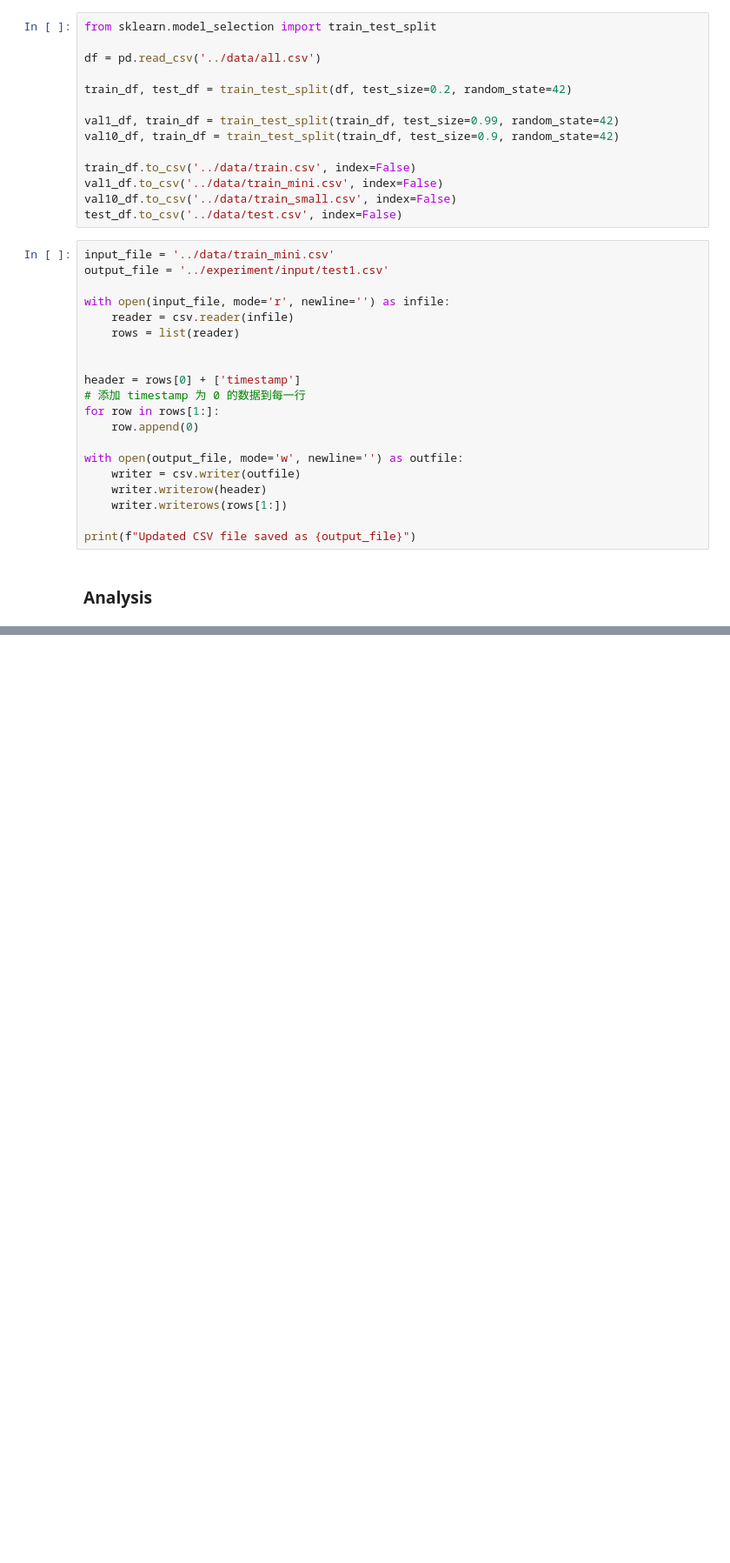
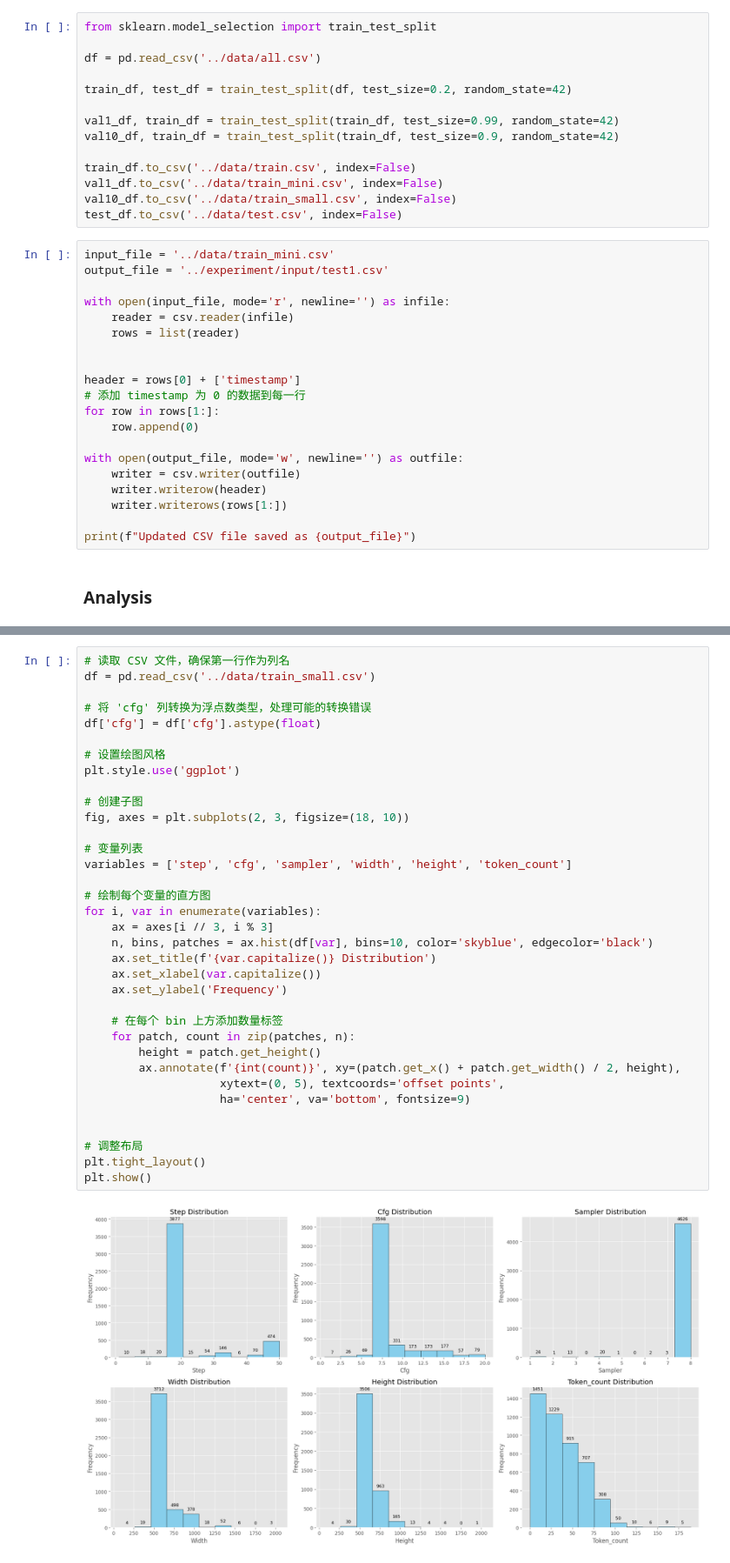
Before and after one commit to PaoPaoYue/kscale, a Jupyter notebook: data-crawler/diffusiondb.ipynb, the cells around one changed output, grey strips where cells are left out. Shown: that part at 87% size. Cells and saved outputs as stored; diff of their text form; blank space fills up the shorter version.

```diff
--- a/data-crawler/diffusiondb.ipynb
+++ b/data-crawler/diffusiondb.ipynb
@@ -145,0 +148,37 @@ plt.show()
+# %%
+# 读取 CSV 文件，确保第一行作为列名
+df = pd.read_csv('../data/train_small.csv')
+
+# 将 'cfg' 列转换为浮点数类型，处理可能的转换错误
+df['cfg'] = df['cfg'].astype(float)
+
+# 设置绘图风格
+plt.style.use('ggplot')
+
+# 创建子图
+fig, axes = plt.subplots(2, 3, figsize=(18, 10))
+
+# 变量列表
+variables = ['step', 'cfg', 'sampler', 'width', 'height', 'token_count']
+
+# 绘制每个变量的直方图
+for i, var in enumerate(variables):
+    ax = axes[i // 3, i % 3]
+    n, bins, patches = ax.hist(df[var], bins=10, color='skyblue', edgecolor='black')
+    ax.set_title(f'{var.capitalize()} Distribution')
+    ax.set_xlabel(var.capitalize())
+    ax.set_ylabel('Frequency')
+
+    # 在每个 bin 上方添加数量标签
+    for patch, count in zip(patches, n):
+        height = patch.get_height()
+        ax.annotate(f'{int(count)}', xy=(patch.get_x() + patch.get_width() / 2, height),
+                    xytext=(0, 5), textcoords='offset points',
+                    ha='center', va='bottom', fontsize=9)
+
+
+# 调整布局
+plt.tight_layout()
+plt.show()
+# %% [output]
+[figure, added]
```
Also changed, not shown: parts of 1 cell of this notebook, 3 other files.
